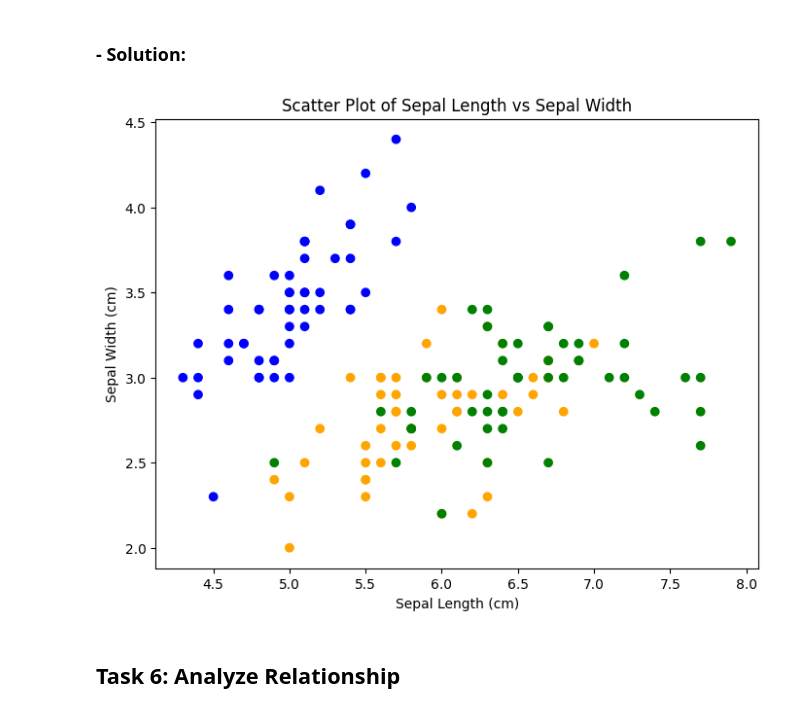
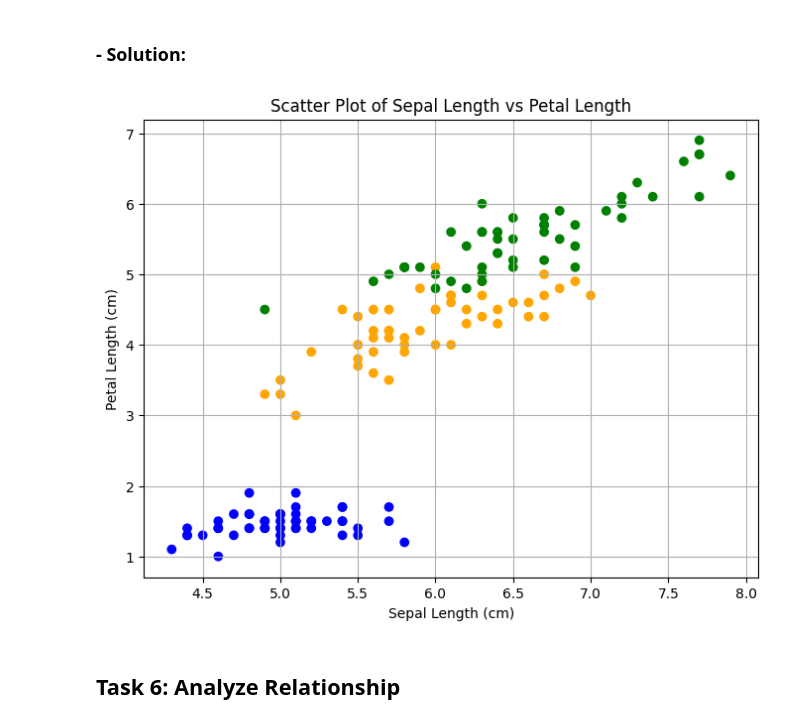
Before and after one commit to elainecazetta/principles_of_data_analytics, a Jupyter notebook: tasks.ipynb, the cells around one changed output. Cells and saved outputs as stored; diff of their text form; code cells hidden in the pictures.

```diff
--- a/tasks.ipynb
+++ b/tasks.ipynb
@@ -231,22 +235,24 @@ Color-code the three different classes of the scatter plot points.
 # %%
 # Imports:
 import numpy as np
 
 # Define colors for each species
 colors = np.array(["blue", "orange", "green"])
 
-# Scatter plot
+# Scatter plot of sepal length (cm) and petal length (cm)
 plt.figure(figsize=(8, 6))
-plt.scatter(df["sepal length (cm)"], df["sepal width (cm)"], c=colors[df["species"]])
+plt.scatter(df["sepal length (cm)"], df["petal length (cm)"], c=colors[df["species"]])
 
-# Labels
+# Labels and tittle
 plt.xlabel("Sepal Length (cm)")
-plt.ylabel("Sepal Width (cm)")
-plt.title("Scatter Plot of Sepal Length vs Sepal Width")
+plt.ylabel("Petal Length (cm)")
+plt.title("Scatter Plot of Sepal Length vs Petal Length")
+plt.grid() # show the grid
 
+# Show the plot
 plt.show()
 # %% [output]
-[figure, old version]
+[figure, new version]
 # %% [markdown]
 ## Task 6: Analyze Relationship
 # %% [markdown]
```
Also changed, not shown: parts of 2 cells of this notebook.
